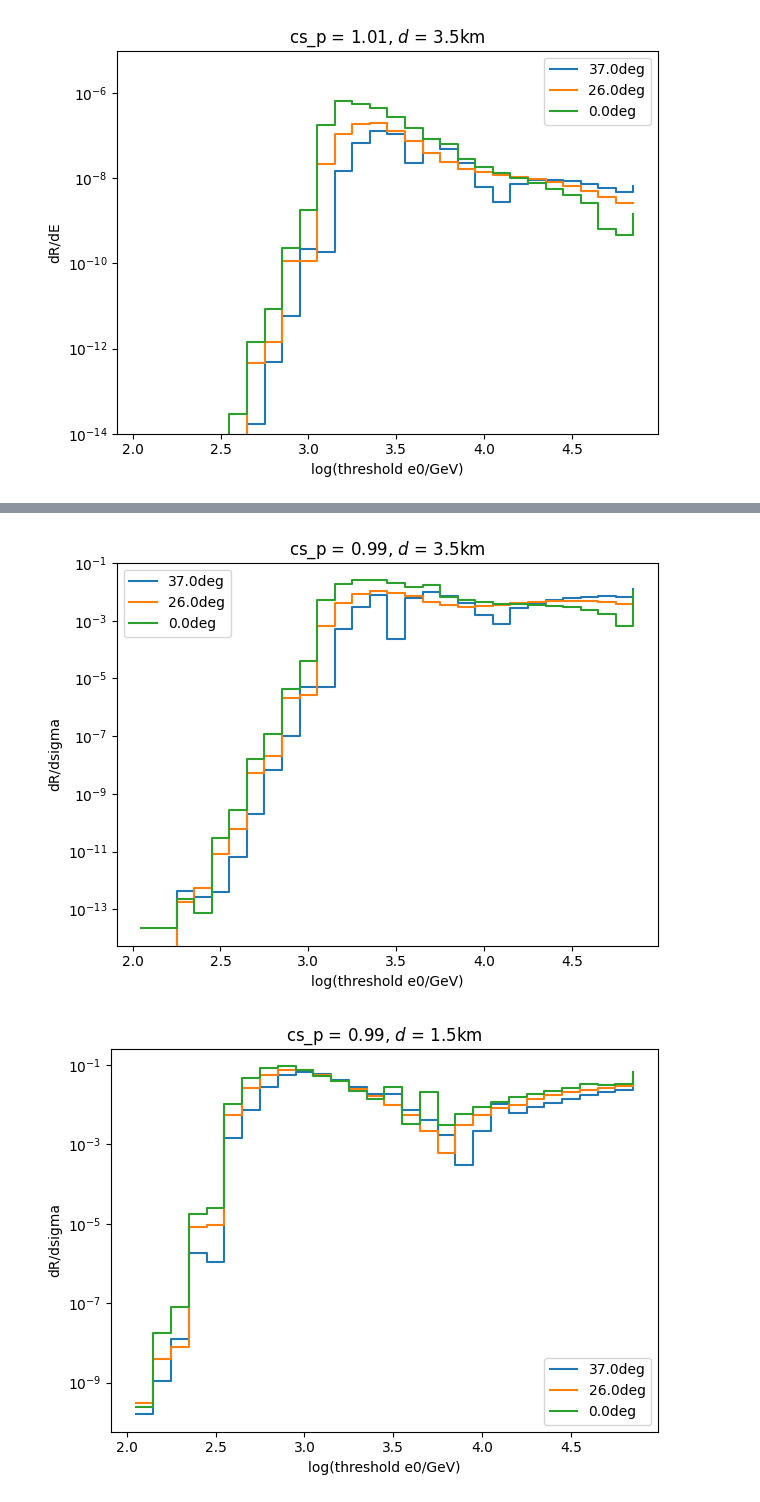
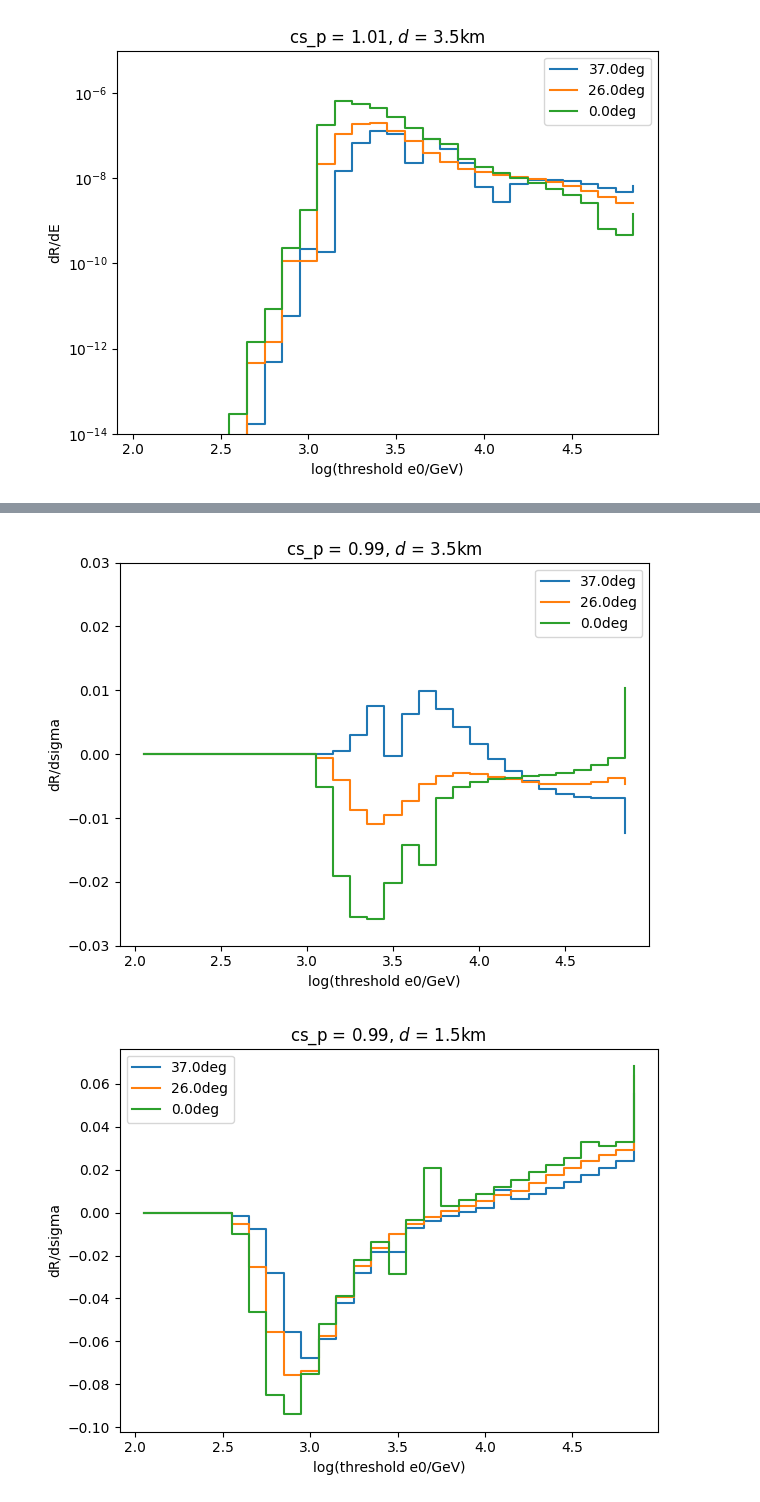
Before and after one commit to karohymon/cs-analysis, a Jupyter notebook: IceCube_diffuse_underground_bundles/oneregion_threshold.ipynb, the cells around one changed output, grey strips where cells are left out. Cells and saved outputs as stored; diff of their text form; code cells hidden in the pictures.

Commit message:
add dsigmadR plots

```diff
--- a/IceCube_diffuse_underground_bundles/oneregion_threshold.ipynb
+++ b/IceCube_diffuse_underground_bundles/oneregion_threshold.ipynb
@@ -287,32 +292,32 @@ array([[ 0.00000000e+00,  0.00000000e+00,  0.00000000e+00],
 # %%
 for j in range(len(angles)):
-    plt.plot(e0_values[:-1], np.abs(dRdsig_35_cs099[:,j]), drawstyle='steps-post',label=str(np.round(angles[j],decimals=0)) + 'deg')
+    plt.plot(e0_values[:-1], dRdsig_35_cs099[:,j], drawstyle='steps-post',label=str(np.round(angles[j],decimals=0)) + 'deg')
 
 # Add labels and title
 plt.xlabel('log(threshold e0/GeV)')
 plt.title('cs_p = 0.99, $d$ = 3.5km')
 plt.ylabel('dR/dsigma')
-plt.yscale('log')
+#plt.yscale('log')
 plt.legend()
 plt.tight_layout()
-#plt.ylim(1e-14,1e-5)
+plt.ylim(-0.03,0.03)
 plt.savefig(plot_dir + 'dEdsgima_csp0.99_depth3.5_renormed_current_e0.png')
 # %% [output]
-[figure, old version]
+[figure, new version]
 # %%
 for j in range(len(angles)):
-    plt.plot(e0_values[:-1], np.abs(dRdsig_15_cs099[:,j]), drawstyle='steps-post',label=str(np.round(angles[j],decimals=0)) + 'deg')
+    plt.plot(e0_values[:-1], dRdsig_15_cs099[:,j],drawstyle='steps-post',label=str(np.round(angles[j],decimals=0)) + 'deg')
 
 # Add labels and title
 plt.xlabel('log(threshold e0/GeV)')
 plt.title('cs_p = 0.99, $d$ = 1.5km')
 plt.ylabel('dR/dsigma')
-plt.yscale('log')
+#lt.ylim(-0.03,0.03)
 plt.legend()
 plt.tight_layout()
 #plt.ylim(1e-14,1e-5)
 plt.savefig(plot_dir + 'dEdsgima_csp0.99_depth1.5_renormed_current_e0.png')
 # %% [output]
-[figure, old version]
+[figure, new version]
 # %%
 for j in range(len(angles)):
```
Also changed, not shown: parts of 12 cells of this notebook.
